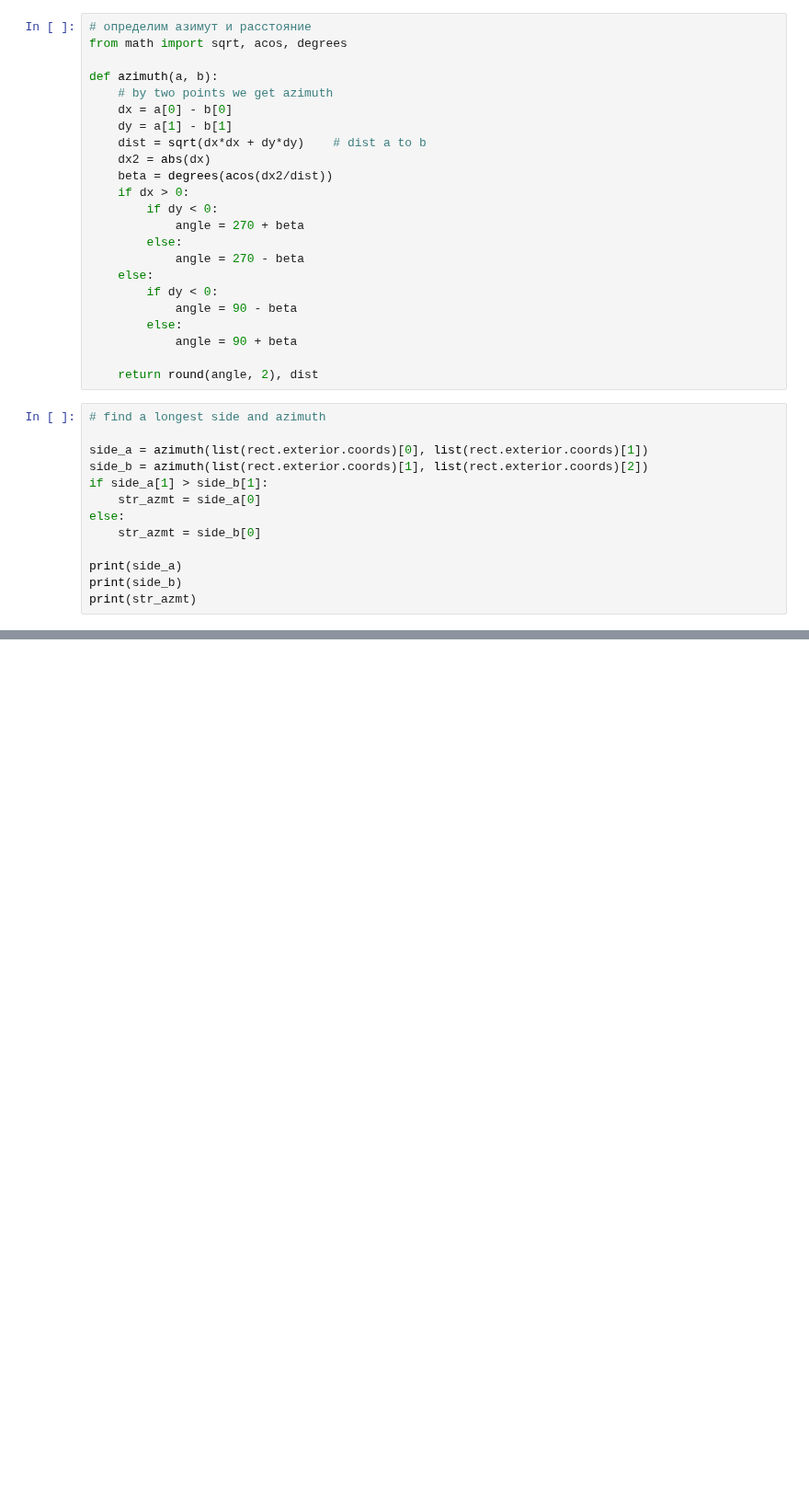
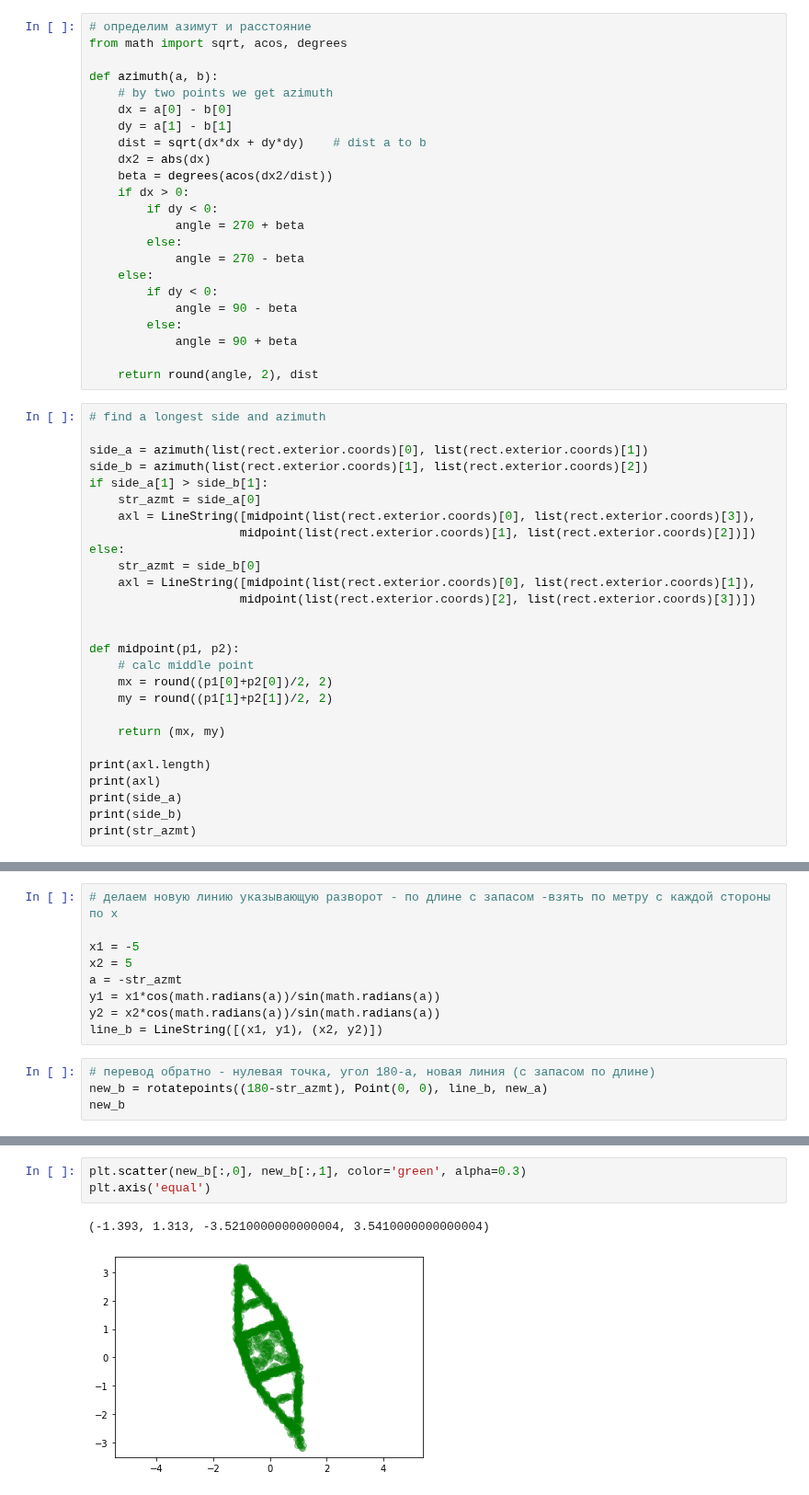
Before and after one commit to pigsel/some_tools, a Jupyter notebook: centrostruct/Rotate structure.ipynb, the cells around one changed output, grey strips where cells are left out. Shown at 92% size. Drawn from its saved outputs; the diff is of its cells as text; blank space fills up the shorter version.

```diff
--- a/centrostruct/Rotate structure.ipynb
+++ b/centrostruct/Rotate structure.ipynb
@@ -207,9 +208,23 @@ side_a = azimuth(list(rect.exterior.coords)[0], list(rect.exterior.coords)[1])
 side_b = azimuth(list(rect.exterior.coords)[1], list(rect.exterior.coords)[2])
 if side_a[1] > side_b[1]:
     str_azmt = side_a[0]
+    axl = LineString([midpoint(list(rect.exterior.coords)[0], list(rect.exterior.coords)[3]),
+                     midpoint(list(rect.exterior.coords)[1], list(rect.exterior.coords)[2])])
 else:
     str_azmt = side_b[0]
+    axl = LineString([midpoint(list(rect.exterior.coords)[0], list(rect.exterior.coords)[1]),
+                     midpoint(list(rect.exterior.coords)[2], list(rect.exterior.coords)[3])])
 
+
+def midpoint(p1, p2):
+    # calc middle point
+    mx = round((p1[0]+p2[0])/2, 2)
+    my = round((p1[1]+p2[1])/2, 2)
+
+    return (mx, my)
+
+print(axl.length)
+print(axl)
 print(side_a)
 print(side_b)
 print(str_azmt)
@@ -219,0 +295,13 @@ print(str_azmt)
+# %%
+# делаем новую линию указывающую разворот - по длине с запасом -взять по метру с каждой стороны по х
+
+x1 = -5
+x2 = 5
+a = -str_azmt
+y1 = x1*cos(math.radians(a))/sin(math.radians(a))
+y2 = x2*cos(math.radians(a))/sin(math.radians(a))
+line_b = LineString([(x1, y1), (x2, y2)])
+# %%
+# перевод обратно - нулевая точка, угол 180-а, новая линия (с запасом по длине)
+new_b = rotatepoints((180-str_azmt), Point(0, 0), line_b, new_a)
+new_b
@@ -220 +316,7 @@ print(str_azmt)
+# %%
+plt.scatter(new_b[:,0], new_b[:,1], color='green', alpha=0.3)
+plt.axis('equal')
+# %% [output]
+(-1.393, 1.313, -3.5210000000000004, 3.5410000000000004)
+[figure, added]
 # %%
```
Also changed, not shown: parts of 13 cells of this notebook, 1 other file.
